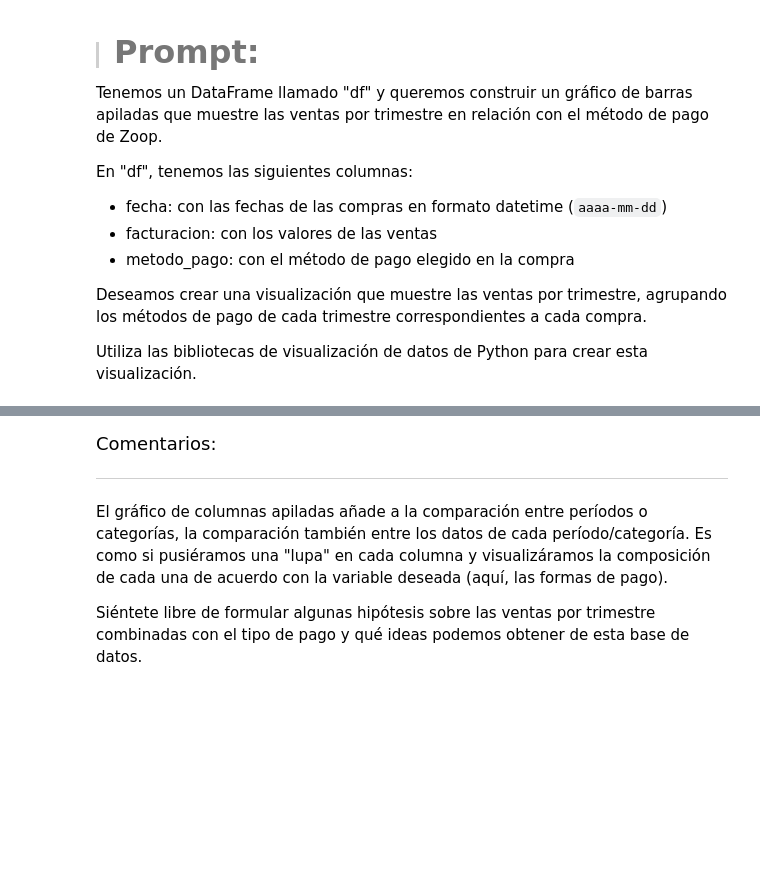
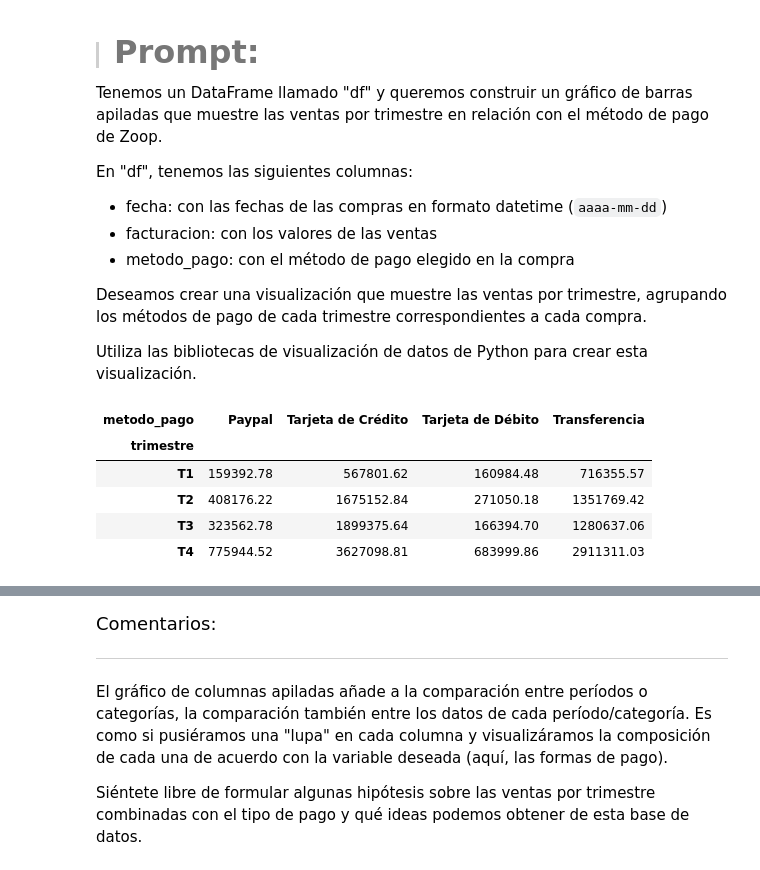
Before and after one commit to AndresCMontejo/IA_Aplicada_a_Ciencia_de_datos, a Jupyter notebook: IA_aplicada_a_ciencia_de_datos.ipynb, the cells around one changed output, grey strips where cells are left out. Cells and saved outputs as stored; diff of their text form; code cells hidden in the pictures; blank space fills up the shorter version.

```diff
--- a/IA_aplicada_a_ciencia_de_datos.ipynb
+++ b/IA_aplicada_a_ciencia_de_datos.ipynb
@@ -780,3 +780,20 @@ En "df", tenemos las siguientes columnas:
 Deseamos crear una visualización que muestre las ventas por trimestre, agrupando los métodos de pago de cada trimestre correspondientes a cada compra.
 
 Utiliza las bibliotecas de visualización de datos de Python para crear esta visualización.
+# %%
+# Asegurar que 'fecha' esté en formato datetime
+df['fecha'] = pd.to_datetime(df['fecha'])
+
+# Crear una columna con el trimestre en formato 'T1', 'T2', etc.
+df['trimestre'] = 'T' + df['fecha'].dt.quarter.astype(str)
+
+# Agrupar por trimestre y método de pago, sumando la facturación
+ventas_trimestrales = df.groupby(['trimestre', 'metodo_pago'])['facturacion'].sum().unstack(fill_value=0) #unstack nos ayuda a visualizar una tabla, donde toma los trimestre como indices, y el valor de ventas por trimestre por cada metodo de pago
+ventas_trimestrales
+# %% [output]
+| metodo_pago | Paypal | Tarjeta de Crédito | Tarjeta de Débito | Transferencia |
+| trimestre |  |  |  |  |
+| T1 | 159392.78 | 567801.62 | 160984.48 | 716355.57 |
+| T2 | 408176.22 | 1675152.84 | 271050.18 | 1351769.42 |
+| T3 | 323562.78 | 1899375.64 | 166394.70 | 1280637.06 |
+| T4 | 775944.52 | 3627098.81 | 683999.86 | 2911311.03 |
```
Also changed, not shown: parts of 2 cells of this notebook.
